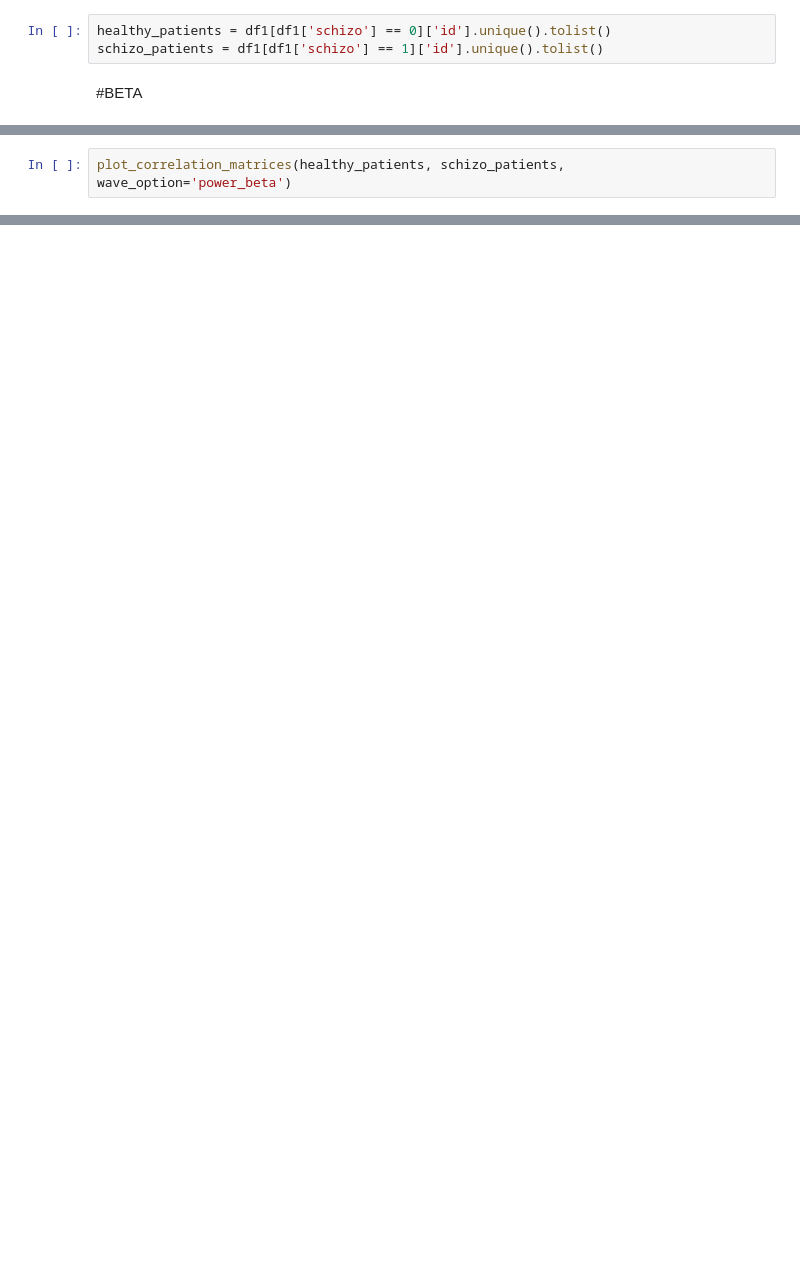
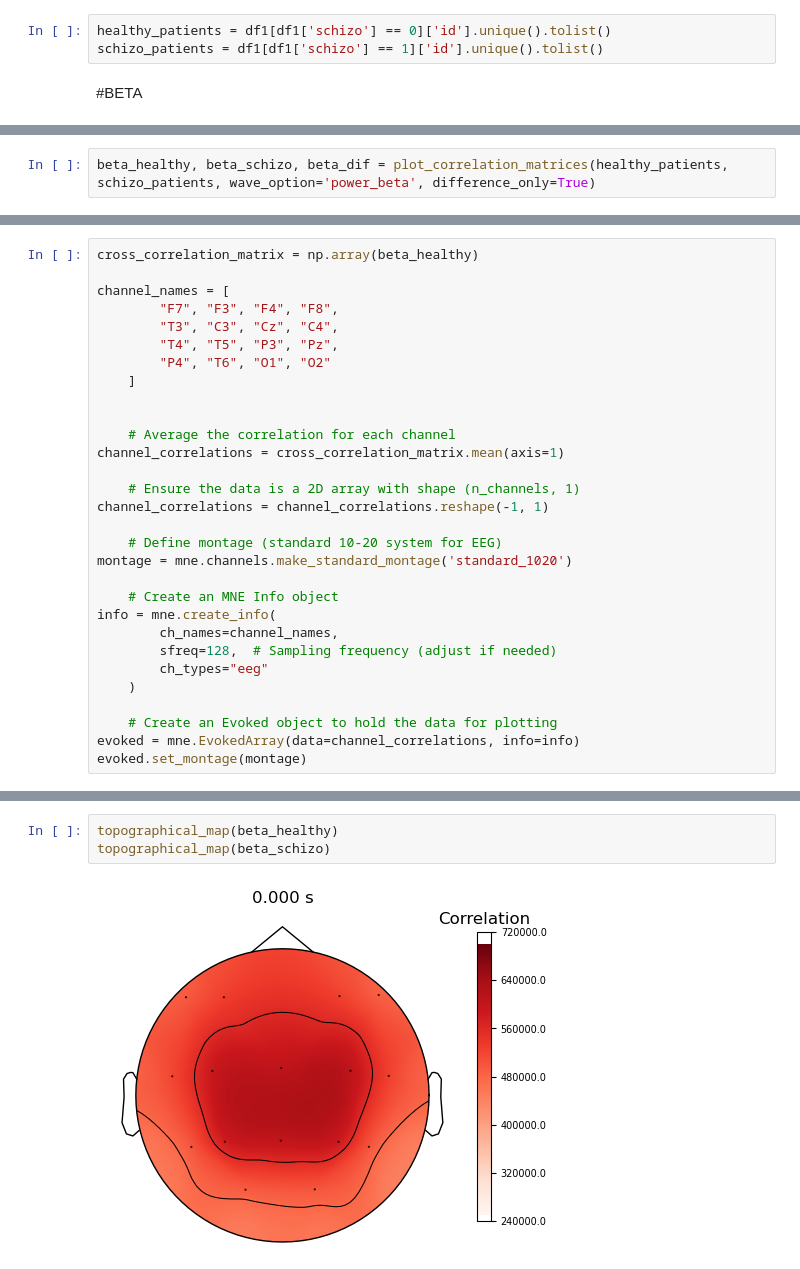
Before and after one commit to Abou1308/SDA-EEG-Group-Project, a Jupyter notebook: correllation_matrix.ipynb, the cells around one changed output, grey strips where cells are left out. Cells and saved outputs as stored; diff of their text form; blank space fills up the shorter version.

```diff
--- a/correllation_matrix.ipynb
+++ b/correllation_matrix.ipynb
@@ -95,3 +105,3 @@ def plot_correlation_matrices(healthy_patients, schizo_patients, wave_option='po
 # %%
-plot_correlation_matrices(healthy_patients, schizo_patients, wave_option='power_beta')
+beta_healthy, beta_schizo, beta_dif = plot_correlation_matrices(healthy_patients, schizo_patients, wave_option='power_beta', difference_only=True)
 # %% [output]
@@ -112,0 +117,30 @@ plot_correlation_matrices(healthy_patients, schizo_patients, wave_option='power_
+# %%
+cross_correlation_matrix = np.array(beta_healthy)
+
+channel_names = [
+        "F7", "F3", "F4", "F8",
+        "T3", "C3", "Cz", "C4",
+        "T4", "T5", "P3", "Pz",
+        "P4", "T6", "O1", "O2"
+    ]
+
+
+    # Average the correlation for each channel
+channel_correlations = cross_correlation_matrix.mean(axis=1)
+
+    # Ensure the data is a 2D array with shape (n_channels, 1)
+channel_correlations = channel_correlations.reshape(-1, 1)
+
+    # Define montage (standard 10-20 system for EEG)
+montage = mne.channels.make_standard_montage('standard_1020')
+
+    # Create an MNE Info object
+info = mne.create_info(
+        ch_names=channel_names,
+        sfreq=128,  # Sampling frequency (adjust if needed)
+        ch_types="eeg"
+    )
+
+    # Create an Evoked object to hold the data for plotting
+evoked = mne.EvokedArray(data=channel_correlations, info=info)
+evoked.set_montage(montage)
@@ -112,0 +233,5 @@ plot_correlation_matrices(healthy_patients, schizo_patients, wave_option='power_
+# %%
+topographical_map(beta_healthy)
+topographical_map(beta_schizo)
+# %% [output]
+[figure, added]
```
Also changed, not shown: parts of 13 cells of this notebook.
